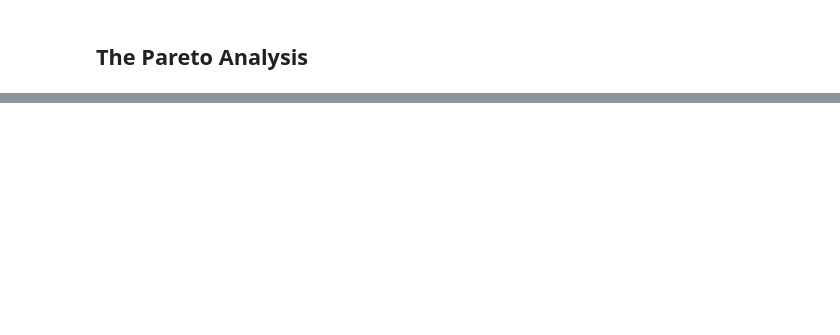
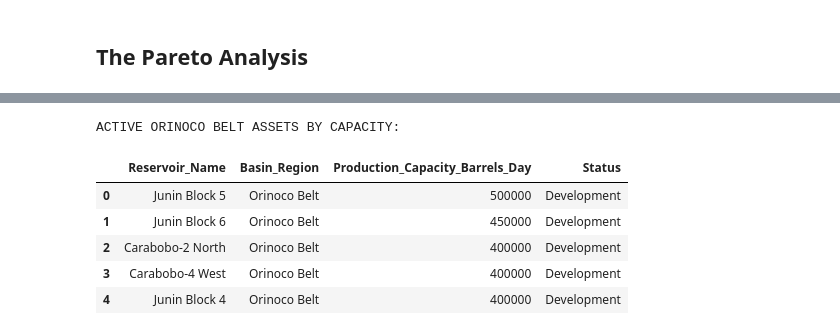
Before and after one commit to jeffreydarlington/VenezuelaOilReservoirs-Fields2026, a Jupyter notebook: Resrvoir_NameBasin_RegionLocation.ipynb, the cells around one changed output, grey strips where cells are left out. Drawn from its saved outputs; the diff is of its cells as text; code cells hidden in the pictures; blank space fills up the shorter version.

```diff
--- a/Resrvoir_NameBasin_RegionLocation.ipynb
+++ b/Resrvoir_NameBasin_RegionLocation.ipynb
@@ -191,0 +237,33 @@ Central Plains: 0.53%
+# %%
+import sqlite3
+
+conn = sqlite3.connect(':memory:')
+df_clean.to_sql('reservoirs', conn, index=False)
+
+query_active_orinoco = """
+SELECT
+    Reservoir_Name,
+    Basin_Region,
+    Production_Capacity_Barrels_Day,
+    Status
+FROM
+    reservoirs
+WHERE
+    Basin_Region = 'Orinoco Belt'
+    AND Status = 'Development'
+ORDER BY
+    Production_Capacity_Barrels_Day DESC;
+"""
+
+active_orinoco_finding = pd.read_sql_query(query_active_orinoco, conn)
+
+print("ACTIVE ORINOCO BELT ASSETS BY CAPACITY: ")
+active_orinoco_finding.head()
+# %% [output]
+ACTIVE ORINOCO BELT ASSETS BY CAPACITY:
+|  | Reservoir_Name | Basin_Region | Production_Capacity_Barrels_Day | Status |
+| 0 | Junin Block 5 | Orinoco Belt | 500000 | Development |
+| 1 | Junin Block 6 | Orinoco Belt | 450000 | Development |
+| 2 | Carabobo-2 North | Orinoco Belt | 400000 | Development |
+| 3 | Carabobo-4 West | Orinoco Belt | 400000 | Development |
+| 4 | Junin Block 4 | Orinoco Belt | 400000 | Development |
```
Also changed, not shown: parts of 8 cells of this notebook.
